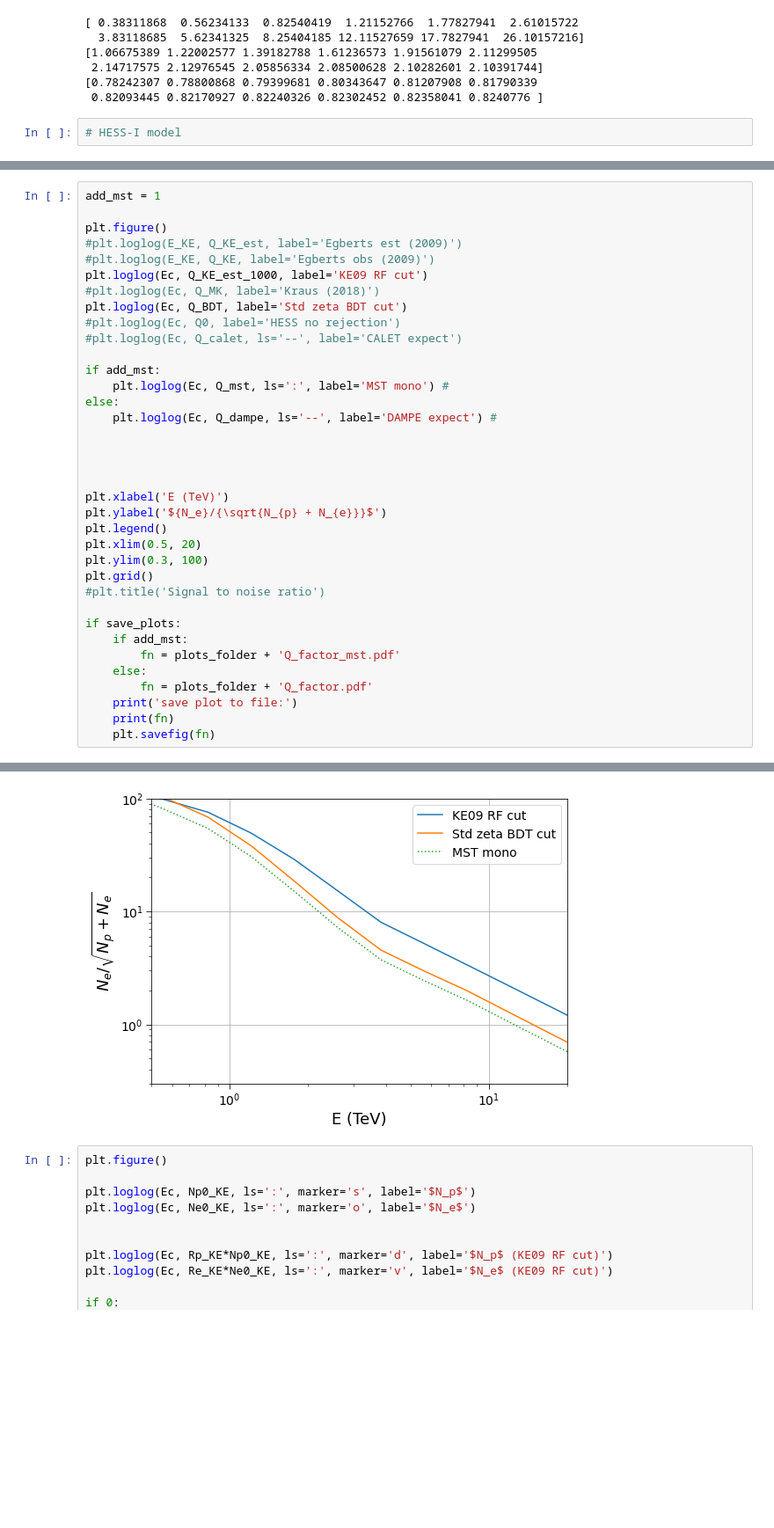
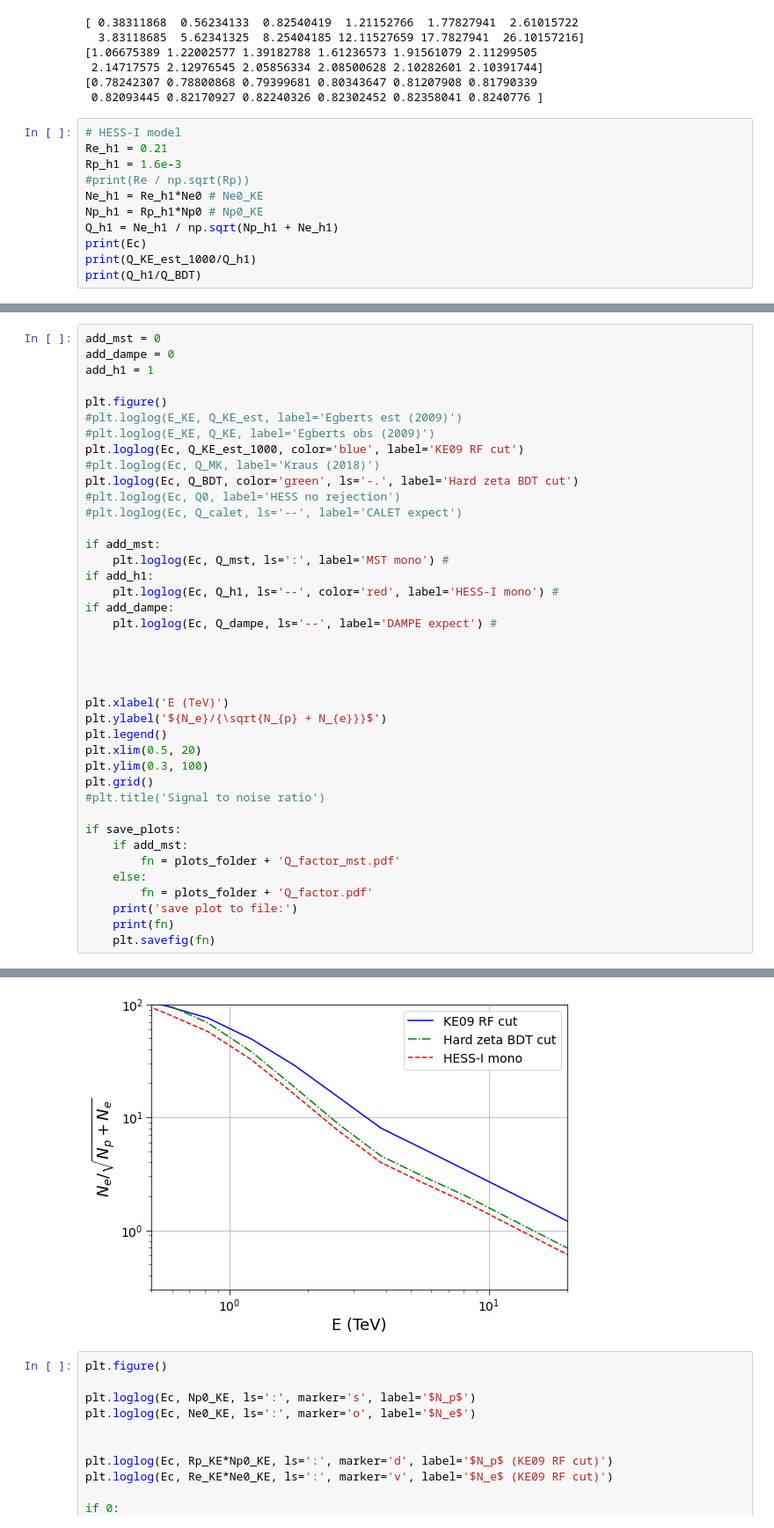
Before and after one commit to dima137/iact_dnn, a Jupyter notebook: general/notebooks/CRe_Q.ipynb, the cells around one changed output, grey strips where cells are left out. Shown: that part at 88% size. Saved outputs shown, nothing was run; the diff lists cells and outputs as text; blank space fills up the shorter version.

```diff
--- a/general/notebooks/CRe_Q.ipynb
+++ b/general/notebooks/CRe_Q.ipynb
@@ -441,3 +456,12 @@ print(Q_mst/Q_BDT)
  0.82093445 0.82170927 0.82240326 0.82302452 0.82358041 0.8240776 ]
 # %%
 # HESS-I model
+Re_h1 = 0.21
+Rp_h1 = 1.6e-3
+#print(Re / np.sqrt(Rp))
+Ne_h1 = Re_h1*Ne0 # Ne0_KE
+Np_h1 = Rp_h1*Np0 # Np0_KE
+Q_h1 = Ne_h1 / np.sqrt(Np_h1 + Ne_h1)
+print(Ec)
+print(Q_KE_est_1000/Q_h1)
+print(Q_h1/Q_BDT)
@@ -444,18 +475,22 @@ print(Q_mst/Q_BDT)
 # %%
-add_mst = 1
+add_mst = 0
+add_dampe = 0
+add_h1 = 1
 
 plt.figure()
 #plt.loglog(E_KE, Q_KE_est, label='Egberts est (2009)')
 #plt.loglog(E_KE, Q_KE, label='Egberts obs (2009)')
-plt.loglog(Ec, Q_KE_est_1000, label='KE09 RF cut')
+plt.loglog(Ec, Q_KE_est_1000, color='blue', label='KE09 RF cut')
 #plt.loglog(Ec, Q_MK, label='Kraus (2018)')
-plt.loglog(Ec, Q_BDT, label='Std zeta BDT cut')
+plt.loglog(Ec, Q_BDT, color='green', ls='-.', label='Hard zeta BDT cut')
 #plt.loglog(Ec, Q0, label='HESS no rejection')
 #plt.loglog(Ec, Q_calet, ls='--', label='CALET expect')
 
 if add_mst:
     plt.loglog(Ec, Q_mst, ls=':', label='MST mono') #
-else:
+if add_h1:
+    plt.loglog(Ec, Q_h1, ls='--', color='red', label='HESS-I mono') #
+if add_dampe:
     plt.loglog(Ec, Q_dampe, ls='--', label='DAMPE expect') #
 
 
@@ -483,4 +518,4 @@ save plot to file:
-[figure, old version]
+[figure, new version]
 # %%
 plt.figure()
 
```
Also changed, not shown: parts of 5 cells of this notebook, 4 other files.
